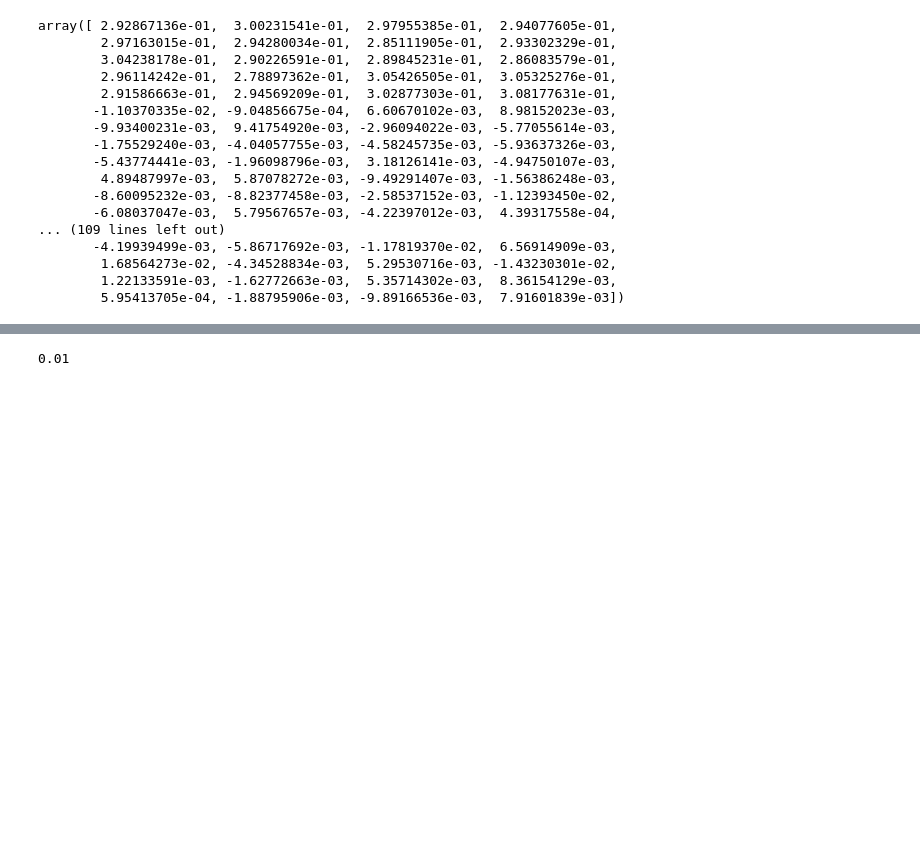
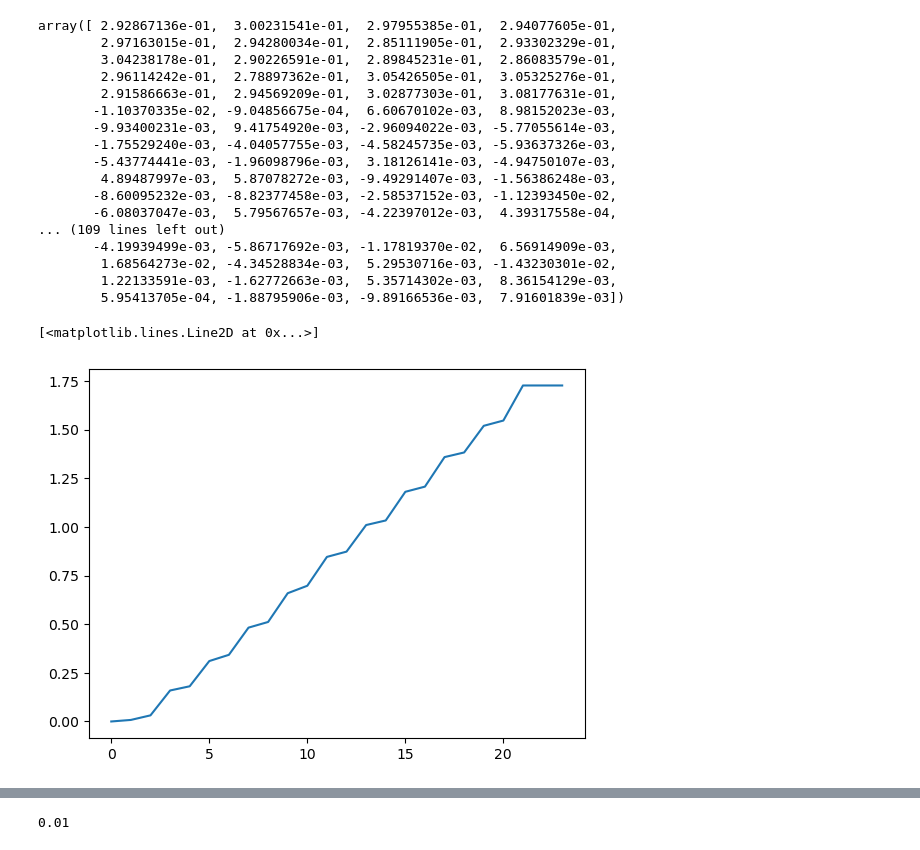
Before and after one commit to TJhaitang/simulation, a Jupyter notebook: test.ipynb, the cells around one changed output, grey strips where cells are left out. Saved outputs shown, nothing was run; the diff lists cells and outputs as text; code cells hidden in the pictures; blank space fills up the shorter version.

```diff
--- a/test.ipynb
+++ b/test.ipynb
@@ -25,7 +25,7 @@ for i in range(n_packs):
     X, y = coef_gen(coef_true, cov, noise_mean+0.01*(19-i), noise_var+0.005*(19-i), n_samples)
     samples_packs.append(samples_pack(X, y))
 #模型拟合
-pre_params,delta,v= alg.fit(samples_packs,s,L)
+pre_params,delta,v,times= alg.fit(samples_packs,s,L)
 #计算coef_true与pre_params的SSE
 SSE = np.sum((coef_true - pre_params)**2)
 # %%
@@ -57,3 +57,9 @@ array([ 2.92867136e-01,  3.00231541e-01,  2.97955385e-01,  2.94077605e-01,
         1.68564273e-02, -4.34528834e-03,  5.29530716e-03, -1.43230301e-02,
         1.22133591e-03, -1.62772663e-03,  5.35714302e-03,  8.36154129e-03,
         5.95413705e-04, -1.88795906e-03, -9.89166536e-03,  7.91601839e-03])
+# %%
+import matplotlib.pyplot as plt
+plt.plot(times)
+# %% [output]
+[<matplotlib.lines.Line2D at 0x...>]
+[figure, added]
```
Also changed, not shown: parts of 3 cells of this notebook, 1 other file.
